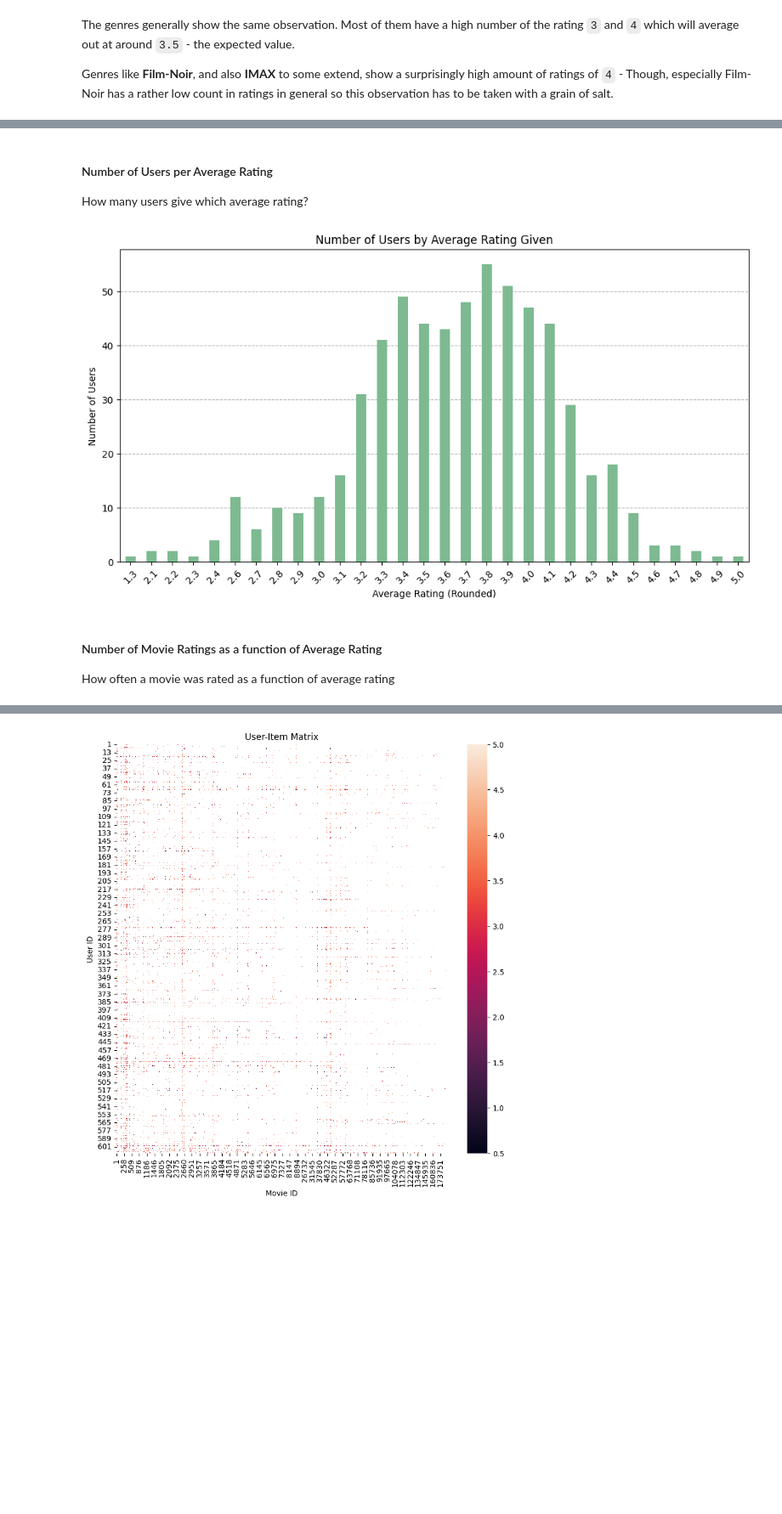
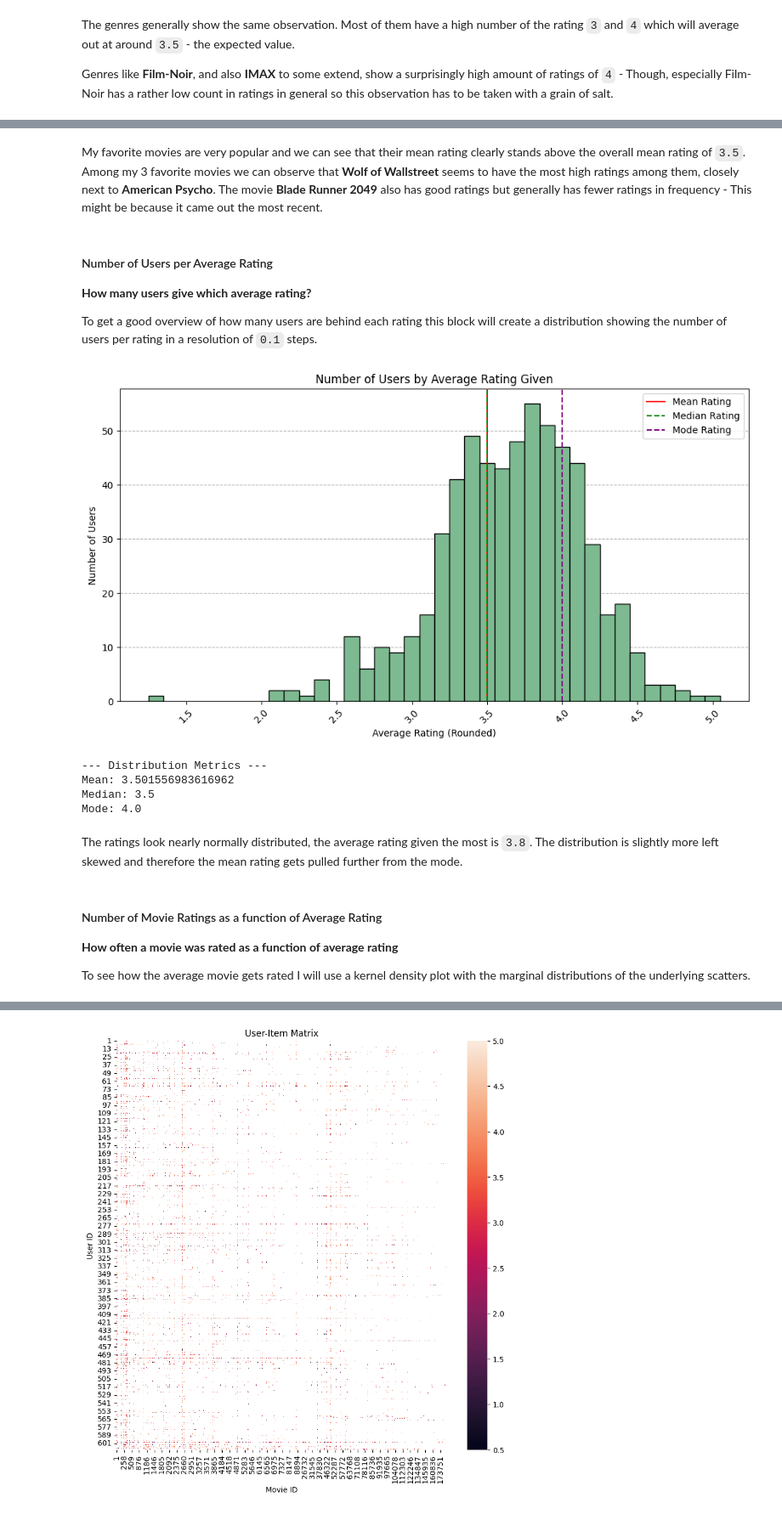
Before and after one commit to okaynils/fhnw-ds-rsy, a Jupyter notebook: MiniChallenge/RSY_ MiniChallenge_FS24.ipynb, the cells around one changed output, grey strips where cells are left out. Shown at 85% size. Cells and saved outputs as stored; diff of their text form; code cells hidden in the pictures; blank space fills up the shorter version.

```diff
--- a/MiniChallenge/RSY_ MiniChallenge_FS24.ipynb
+++ b/MiniChallenge/RSY_ MiniChallenge_FS24.ipynb
@@ -263,23 +339,47 @@ plt.show()
+# %% [markdown]
+My favorite movies are very popular and we can see that their mean rating clearly stands above the overall mean rating of `3.5`. Among my 3 favorite movies we can observe that **Wolf of Wallstreet** seems to have the most high ratings among them, closely next to **American Psycho**. The movie **Blade Runner 2049** also has good ratings but generally has fewer ratings in frequency - This might be because it came out the most recent.
 # %% [markdown]
 #### Number of Users per Average Rating
-How many users give which average rating?
+**How many users give which average rating?**
+
+To get a good overview of how many users are behind each rating this block will create a distribution showing the number of users per rating in a resolution of `0.1` steps.
 # %%
 user_avg_ratings = df_movieratings.groupby('userId')['rating'].mean().reset_index(name='avg_rating')
 
 user_avg_ratings['avg_rating_rounded'] = user_avg_ratings['avg_rating'].round(1)
 
 avg_rating_counts = user_avg_ratings['avg_rating_rounded'].value_counts().sort_index()
 
 plt.figure(figsize=(12, 6))
-avg_rating_counts.plot(kind='bar', zorder=3)
+
+plt.bar(avg_rating_counts.index, avg_rating_counts.values, zorder=3, width=0.1, edgecolor='black')
+
+plt.axvline(x=df_ratings['rating'].mean(), color='red', label='Mean Rating', zorder=3)
+plt.axvline(x=df_ratings['rating'].median(), color='green', linestyle='--', label='Median Rating', zorder=3)
+plt.axvline(x=df_ratings['rating'].mode().iloc[0], color='purple', linestyle='--', label='Mode Rating', zorder=3)
+plt.legend()
+
 plt.title('Number of Users by Average Rating Given')
 plt.xlabel('Average Rating (Rounded)')
 plt.ylabel('Number of Users')
 plt.xticks(rotation=45)
 plt.grid(axis='y', linestyle='--', zorder=0)
 plt.show()
+
+print('--- Distribution Metrics ---')
+print(f'Mean: {df_ratings["rating"].mean()}')
+print(f'Median: {df_ratings["rating"].median()}')
+print(f'Mode: {df_ratings["rating"].mode().iloc[0]}')
 # %% [output]
-[figure, old version]
+[figure, new version]
+--- Distribution Metrics ---
+Mean: 3.501556983616962
+Median: 3.5
+Mode: 4.0
+# %% [markdown]
+The ratings look nearly normally distributed, the average rating given the most is `3.8`. The distribution is slightly more left skewed and therefore the mean rating gets pulled further from the mode.
 # %% [markdown]
 #### Number of Movie Ratings as a function of Average Rating
-How often a movie was rated as a function of average rating
+**How often a movie was rated as a function of average rating**
+
+To see how the average movie gets rated I will use a kernel density plot with the marginal distributions of the underlying scatters.
```
Also changed, not shown: parts of 39 cells of this notebook.
